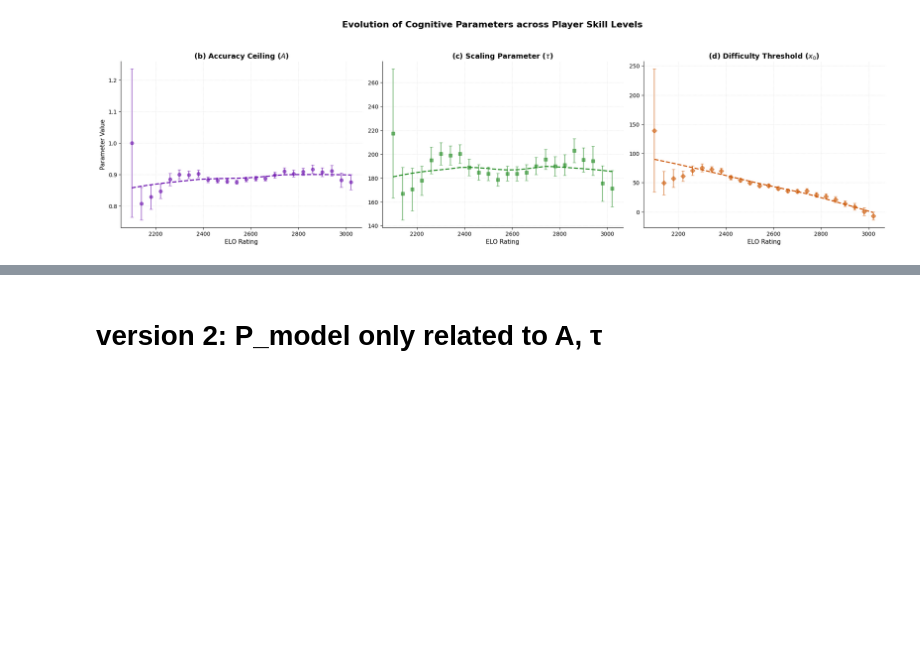
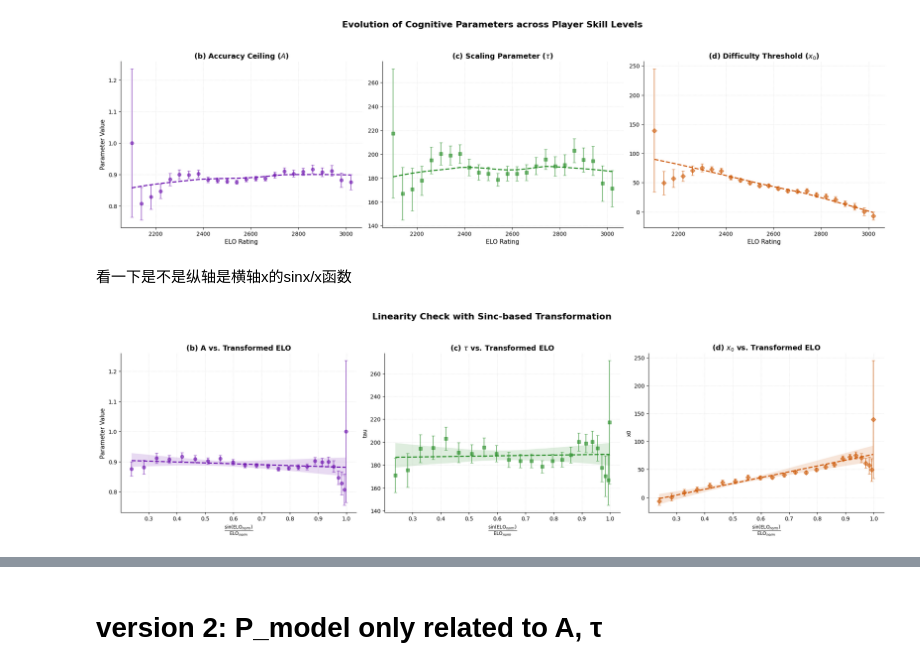
Before and after one commit to zZimablueee/Chess, a Jupyter notebook: complexity/delta_0/graphs/figure2.ipynb, the cells around one changed output, grey strips where cells are left out. Drawn from its saved outputs; the diff is of its cells as text; code cells hidden in the pictures; blank space fills up the shorter version.

```diff
--- a/complexity/delta_0/graphs/figure2.ipynb
+++ b/complexity/delta_0/graphs/figure2.ipynb
@@ -645,3 +646,59 @@ plt.tight_layout()
 plt.show()
 # %% [output]
 [figure]
+# %% [markdown]
+看一下是不是纵轴是横轴x的sinx/x函数
+# %%
+# --- 1. 数据预处理：归一化 ELO 到 [0.1, pi-0.1] ---
+# 必须映射到这个区间，否则 sin 会因为数值太大或接近 0/pi 而报错
+elo_min, elo_max = res_df['ELO_Center'].min(), res_df['ELO_Center'].max()
+# 映射函数：将 ELO 线性映射到 0.1 到 2.5 弧度之间（避开 0 和 pi 的奇异点）
+res_df['x_norm'] = 0.1 + (res_df['ELO_Center'] - elo_min) / (elo_max - elo_min) * 2.4
+
+# --- 2. 选择变换方式 (在这里切换) ---
+# 方式 A: sin(x)/x
+res_df['x_trans'] = np.sin(res_df['x_norm']) / res_df['x_norm']
+x_label = r'$\frac{\sin(\text{ELO}_{norm})}{\text{ELO}_{norm}}$'
+
+# 方式 B: x/sin(x) (如果想试这个，取消下面这行注释)
+# res_df['x_trans'] = res_df['x_norm'] / np.sin(res_df['x_norm'])
+# x_label = r'$\frac{\text{ELO}_{norm}}{\sin(\text{ELO}_{norm})}$'
+
+# --- 3. 绘图 ---
+fig, (ax1, ax2, ax3) = plt.subplots(1, 3, figsize=(20, 5.5))
+
+# (b) Accuracy Ceiling A
+ax1.errorbar(res_df['x_trans'], res_df['A'], yerr=res_df['A_err']*1.96,
+             fmt='o', color='#6A0DAD', alpha=0.6, capsize=3)
+sns.regplot(data=res_df, x='x_trans', y='A', scatter=False, color='#6A0DAD',
+            ax=ax1, ci=95, line_kws={'ls':'--', 'lw':2}) # 这里改成了线性回归
+ax1.set_title('(b) A vs. Transformed ELO', fontsize=13, fontweight='bold')
+ax1.set_xlabel(x_label, fontsize=12)
+ax1.set_ylabel('Parameter Value', fontsize=11)
+
+# (c) Scaling Parameter tau
+ax2.errorbar(res_df['x_trans'], res_df['tau'], yerr=res_df['tau_err']*1.96,
+             fmt='s', color='#228B22', alpha=0.6, capsize=3)
+sns.regplot(data=res_df, x='x_trans', y='tau', scatter=False, color='#228B22',
+            ax=ax2, ci=95, line_kws={'ls':'--', 'lw':2})
+ax2.set_title('(c) $\\tau$ vs. Transformed ELO', fontsize=13, fontweight='bold')
+ax2.set_xlabel(x_label, fontsize=12)
+
+# (d) Difficulty Threshold x0
+ax3.errorbar(res_df['x_trans'], res_df['x0'], yerr=res_df['x0_err']*1.96,
+             fmt='D', color='#CC5500', alpha=0.6, capsize=3)
+sns.regplot(data=res_df, x='x_trans', y='x0', scatter=False, color='#CC5500',
+            ax=ax3, ci=95, line_kws={'ls':'--', 'lw':2})
+ax3.set_title('(d) $x_0$ vs. Transformed ELO', fontsize=13, fontweight='bold')
+ax3.set_xlabel(x_label, fontsize=12)
+
+for ax in [ax1, ax2, ax3]:
+    ax.grid(True, linestyle=':', alpha=0.4)
+    ax.spines['top'].set_visible(False)
+    ax.spines['right'].set_visible(False)
+
+plt.suptitle('Linearity Check with Sinc-based Transformation', fontsize=16, fontweight='bold', y=1.05)
+plt.tight_layout()
+plt.show()
+# %% [output]
+[figure, added]
```
Also changed, not shown: parts of 11 cells of this notebook.
